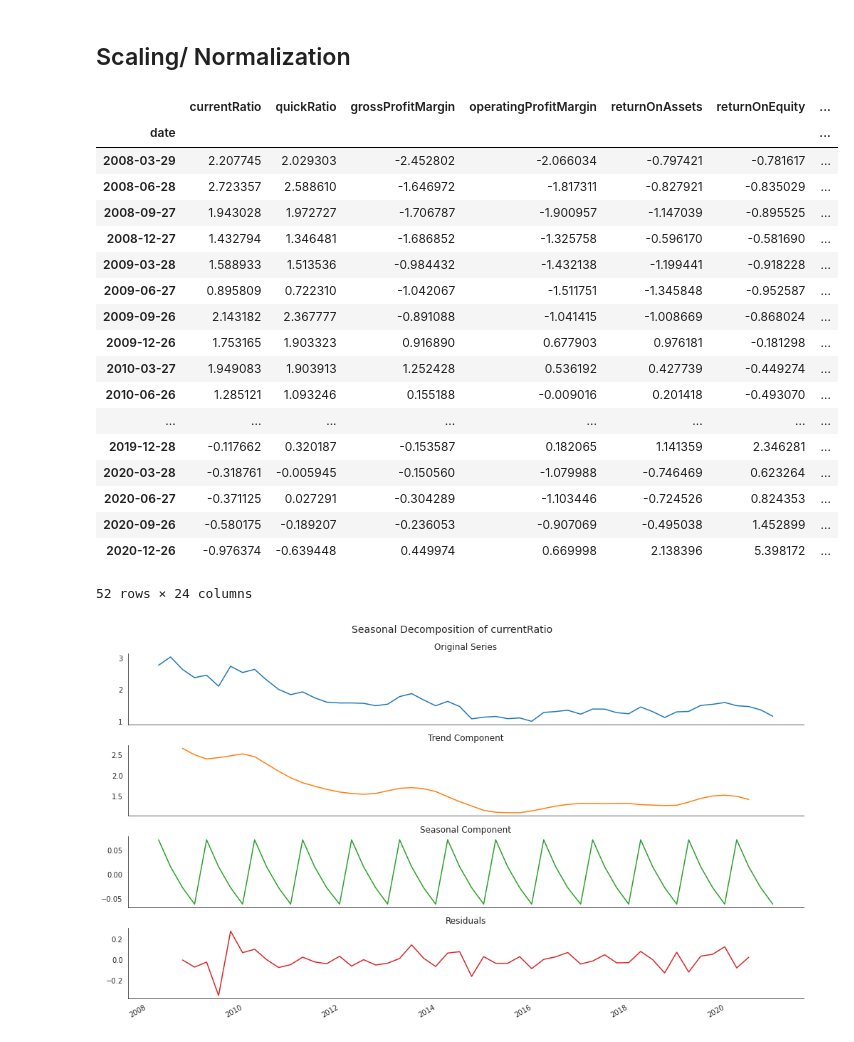
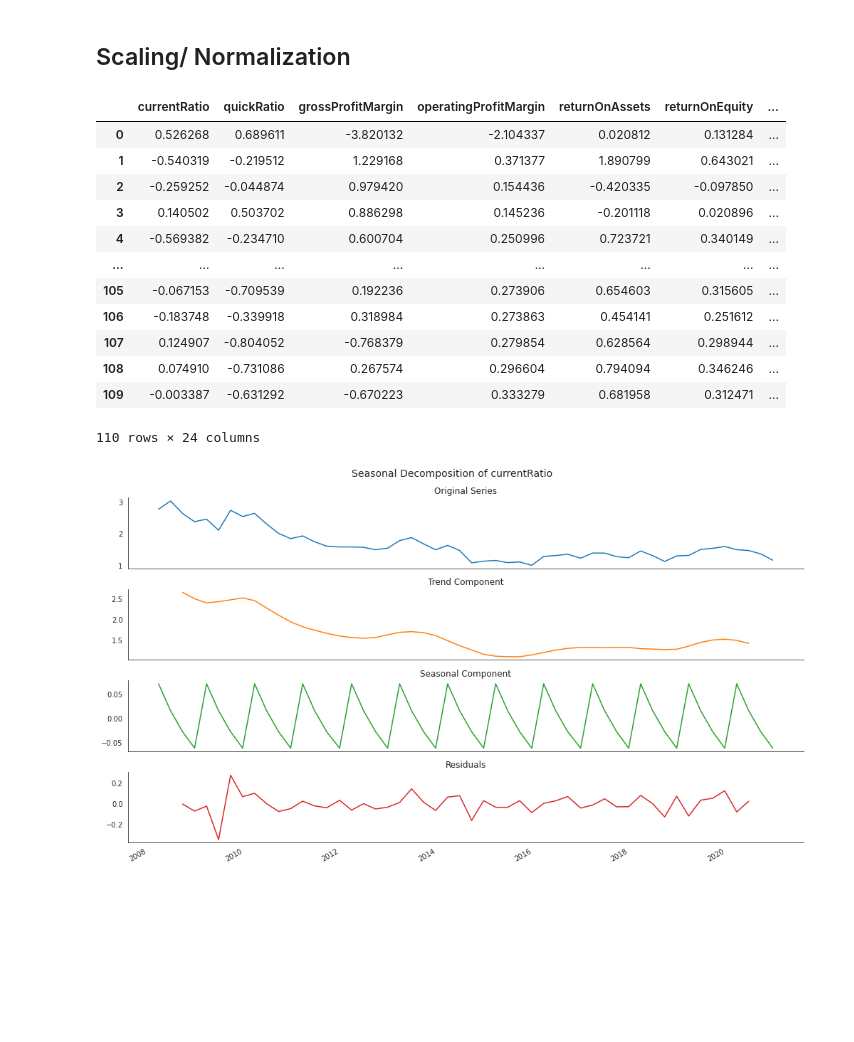
Before and after one commit to CDP99/CS-4641-Group-26, a Jupyter notebook: touchpoint2.ipynb, the cells around one changed output. Cells and saved outputs as stored; diff of their text form; code cells hidden in the pictures; blank space fills up the shorter version.

```diff
--- a/touchpoint2.ipynb
+++ b/touchpoint2.ipynb
@@ -9,7 +9,6 @@ import pandas as pd
 
 from sklearn.decomposition import PCA, FastICA
 from sklearn.preprocessing import StandardScaler, scale, MinMaxScaler
-from sklearn.linear_model import LinearRegression
 from sklearn.model_selection import KFold, cross_val_score
 
 import statsmodels.tsa.api as tsa
@@ -21,20 +20,16 @@ import seaborn as sns
 from api_keys import fmp_api_key as api_key
 from API import API
 
-# First row is completely random, check to make sure they have enough data (https://raybb.github.io/random-stock-picker/)
-# Second row are stocks I picked from the S&P 500
-# Third row are stocks I picked from the Russel 2000
-randomTickers = [
-    'BFOR', 'REZI', 'BSCM', 'VOSO', 'CSR', 'SOGO', 'SRL', 'CD', 'MDXG',
-    'AAPL', 'MSFT', 'FB', 'TSLA', 'BLK',
-    'CZR', 'ANF', 'ARAY', 'AVAV', 'AGFY'
-]
+api = API(api_key, period='quarter', limit=None)
+tickers = api.getRandTickers(50)
 
-api = API(api_key, period='quarter', limit=52)
-res = api.getSamples("AAPL")
+X = api.getSamplesFromTickers(tickers, samplesPerTicker=10, maxTickers=20)
+Y = api.getYFromDF(X)
 
-display(res)
-print(res.dtypes)
-print(len(res))
+merge = pd.merge(X, Y, how='inner', left_on=["date", "symbol"], right_on=["date", "symbol"]).dropna()
+X = merge.drop(['date', 'symbol', 'futureDate', 'futureClose'], axis=1)
+Y = merge[['futureClose']]
+
+display(merge)
 # %% [output]
 |  | symbol | date | currentRatio | quickRatio | grossProfitMargin | operatingProfitMargin | returnOnAssets | ... |
@@ -90,30 +50,23 @@ df = df.squeeze().dropna()
 # %%
 # min_max_scaler = MinMaxScaler((-1, 1))
 # df[percentages] = min_max_scaler.fit_transform(df[percentages])  # No need, because percentages are already on a good scale
 ss = StandardScaler()
-df_without_symbol = df.loc[:, df.columns != 'symbol']
-df_scaled = pd.DataFrame(ss.fit_transform(df_without_symbol), columns = df_without_symbol.columns).set_index(res['date'])
-display(df_scaled)
+X_scaled = pd.DataFrame(ss.fit_transform(X), columns = X.columns)
+display(X_scaled)
 # %% [output]
 |  | currentRatio | quickRatio | grossProfitMargin | operatingProfitMargin | returnOnAssets | returnOnEquity | ... |
-| date |  |  |  |  |  |  | ... |
-| 2008-03-29 | 2.207745 | 2.029303 | -2.452802 | -2.066034 | -0.797421 | -0.781617 | ... |
-| 2008-06-28 | 2.723357 | 2.588610 | -1.646972 | -1.817311 | -0.827921 | -0.835029 | ... |
-| 2008-09-27 | 1.943028 | 1.972727 | -1.706787 | -1.900957 | -1.147039 | -0.895525 | ... |
-| 2008-12-27 | 1.432794 | 1.346481 | -1.686852 | -1.325758 | -0.596170 | -0.581690 | ... |
-| 2009-03-28 | 1.588933 | 1.513536 | -0.984432 | -1.432138 | -1.199441 | -0.918228 | ... |
-| 2009-06-27 | 0.895809 | 0.722310 | -1.042067 | -1.511751 | -1.345848 | -0.952587 | ... |
-| 2009-09-26 | 2.143182 | 2.367777 | -0.891088 | -1.041415 | -1.008669 | -0.868024 | ... |
-| 2009-12-26 | 1.753165 | 1.903323 | 0.916890 | 0.677903 | 0.976181 | -0.181298 | ... |
-| 2010-03-27 | 1.949083 | 1.903913 | 1.252428 | 0.536192 | 0.427739 | -0.449274 | ... |
-| 2010-06-26 | 1.285121 | 1.093246 | 0.155188 | -0.009016 | 0.201418 | -0.493070 | ... |
+| 0 | 0.526268 | 0.689611 | -3.820132 | -2.104337 | 0.020812 | 0.131284 | ... |
+| 1 | -0.540319 | -0.219512 | 1.229168 | 0.371377 | 1.890799 | 0.643021 | ... |
+| 2 | -0.259252 | -0.044874 | 0.979420 | 0.154436 | -0.420335 | -0.097850 | ... |
+| 3 | 0.140502 | 0.503702 | 0.886298 | 0.145236 | -0.201118 | 0.020896 | ... |
+| 4 | -0.569382 | -0.234710 | 0.600704 | 0.250996 | 0.723721 | 0.340149 | ... |
 | ... | ... | ... | ... | ... | ... | ... | ... |
-| 2019-12-28 | -0.117662 | 0.320187 | -0.153587 | 0.182065 | 1.141359 | 2.346281 | ... |
-| 2020-03-28 | -0.318761 | -0.005945 | -0.150560 | -1.079988 | -0.746469 | 0.623264 | ... |
-| 2020-06-27 | -0.371125 | 0.027291 | -0.304289 | -1.103446 | -0.724526 | 0.824353 | ... |
-| 2020-09-26 | -0.580175 | -0.189207 | -0.236053 | -0.907069 | -0.495038 | 1.452899 | ... |
-| 2020-12-26 | -0.976374 | -0.639448 | 0.449974 | 0.669998 | 2.138396 | 5.398172 | ... |
+| 105 | -0.067153 | -0.709539 | 0.192236 | 0.273906 | 0.654603 | 0.315605 | ... |
+| 106 | -0.183748 | -0.339918 | 0.318984 | 0.273863 | 0.454141 | 0.251612 | ... |
+| 107 | 0.124907 | -0.804052 | -0.768379 | 0.279854 | 0.628564 | 0.298944 | ... |
+| 108 | 0.074910 | -0.731086 | 0.267574 | 0.296604 | 0.794094 | 0.346246 | ... |
+| 109 | -0.003387 | -0.631292 | -0.670223 | 0.333279 | 0.681958 | 0.312471 | ... |
-52 rows × 24 columns
+110 rows × 24 columns
 # %%
 for feat in features:
     ratio = df[feat]
```
Also changed, not shown: parts of 8 cells of this notebook, 14 other files.
